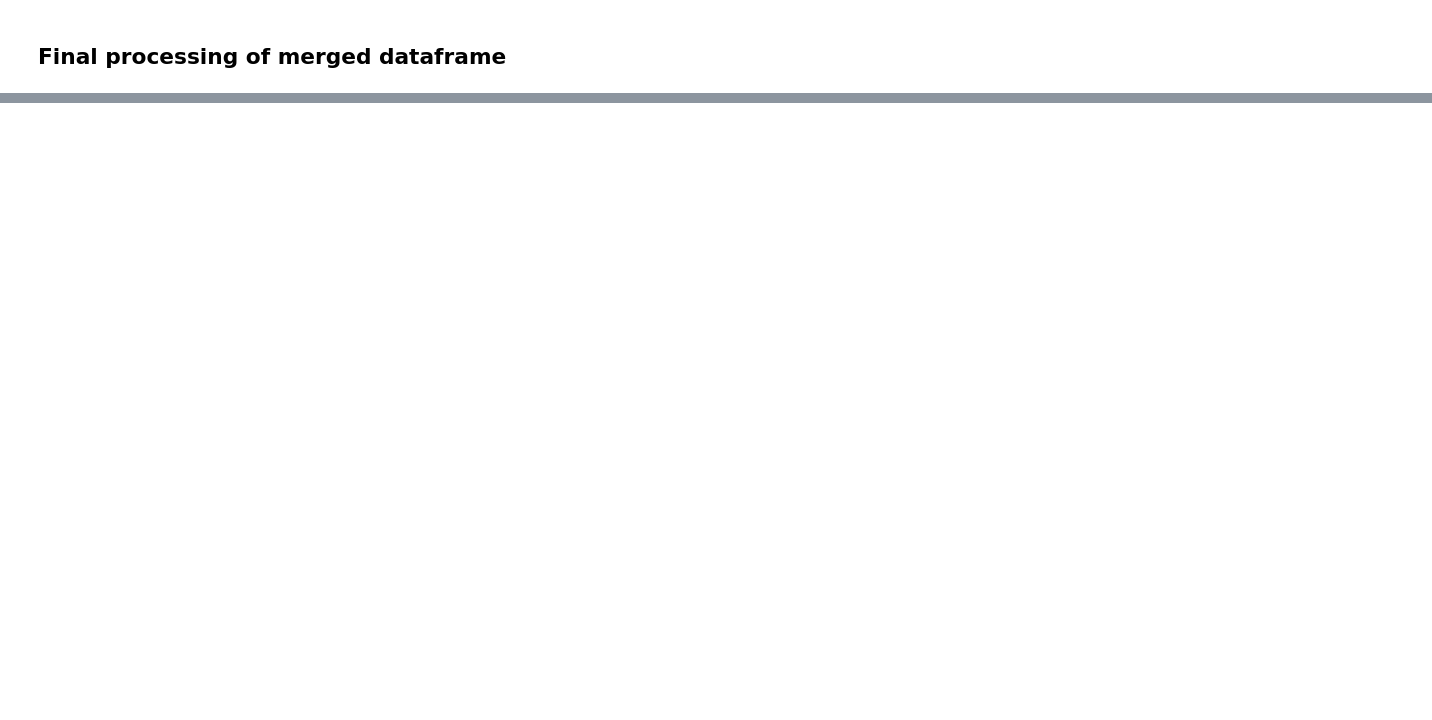
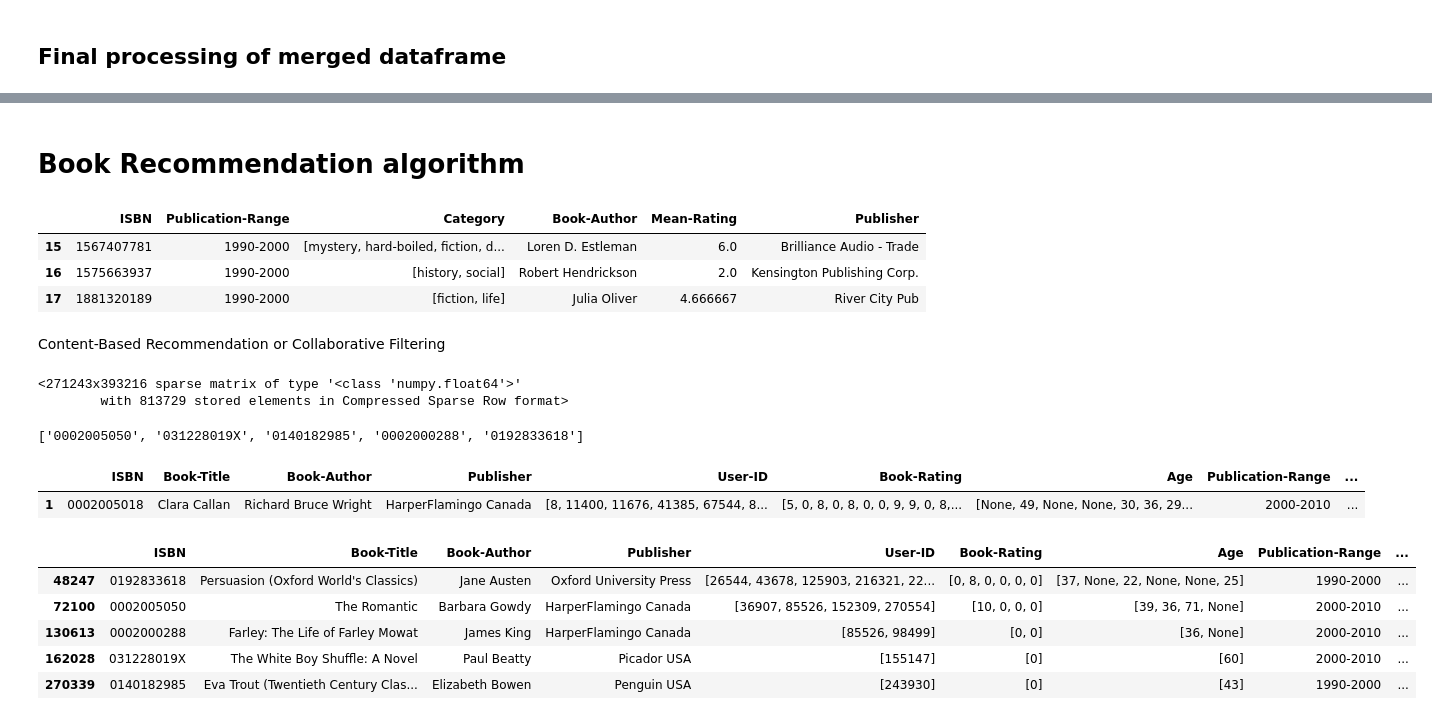
Before and after one commit to SharonMoscato/book-recommendation, a Jupyter notebook: books.ipynb, the cells around one changed output, grey strips where cells are left out. Saved outputs shown, nothing was run; the diff lists cells and outputs as text; code cells hidden in the pictures; blank space fills up the shorter version.

Commit message:
added sparse metrix and prediction

```diff
--- a/books.ipynb
+++ b/books.ipynb
@@ -724,0 +746,3 @@ merged_df.head()
+# %%
+# Convert the entire 'Mean-Rating' column to native Python data types
+merged_df['Mean-Rating'] = merged_df['Mean-Rating'].apply(lambda x: int(x) if isinstance(x, float) and x.is_integer() else x).astype(object)
@@ -724,0 +751,7 @@ merged_df.head()
+# %%
+# Extented merged_df of external_book_df on ISBN by selected column
+final_merge = pd.merge(merged_df, external_books_df[['ISBN','Category','Number_of_Pages']], on='ISBN', how='left')
+# %%
+# Unnecessary columns dropped
+final_merge = final_merge.drop(columns=['Year-Of-Publication'])
+final_merge
@@ -724,0 +774,7 @@ merged_df.head()
+# %%
+def replace_na(value):
+    return None if pd.isna(value) else value
+
+final_merge["Age"] = final_merge["Age"].apply(lambda x: [replace_na(item) for item in x] if isinstance(x, list) else replace_na(x))
+final_merge["Number_of_Pages"] = final_merge["Number_of_Pages"].apply(lambda x: [replace_na(item) for item in x] if isinstance(x, list) else replace_na(x))
+final_merge["Book-Rating"] = final_merge["Book-Rating"].apply(lambda x: [replace_na(item) for item in x] if isinstance(x, list) else replace_na(x))
@@ -724,0 +797,2 @@ merged_df.head()
+# %% [markdown]
+# Book Recommendation algorithm
@@ -724,0 +833,9 @@ merged_df.head()
+# %%
+high_rating
+# %% [output]
+|  | ISBN | Publication-Range | Category | Book-Author | Mean-Rating | Publisher |
+| 15 | 1567407781 | 1990-2000 | [mystery, hard-boiled, fiction, d... | Loren D. Estleman | 6.0 | Brilliance Audio - Trade |
+| 16 | 1575663937 | 1990-2000 | [history, social] | Robert Hendrickson | 2.0 | Kensington Publishing Corp. |
+| 17 | 1881320189 | 1990-2000 | [fiction, life] | Julia Oliver | 4.666667 | River City Pub |
+# %% [markdown]
+Content-Based Recommendation or Collaborative Filtering
@@ -724,0 +918,5 @@ merged_df.head()
+# %%
+combined_features_sparse
+# %% [output]
+<271243x393216 sparse matrix of type '<class 'numpy.float64'>'
+        with 813729 stored elements in Compressed Sparse Row format>
@@ -724,0 +972,18 @@ merged_df.head()
+# %%
+pes
+# %% [output]
+['0002005050', '031228019X', '0140182985', '0002000288', '0192833618']
+# %%
+final_merge[final_merge['ISBN'] == '0002005018']
+# %% [output]
+|  | ISBN | Book-Title | Book-Author | Publisher | User-ID | Book-Rating | Age | Publication-Range | ... |
+| 1 | 0002005018 | Clara Callan | Richard Bruce Wright | HarperFlamingo Canada | [8, 11400, 11676, 41385, 67544, 8... | [5, 0, 8, 0, 8, 0, 0, 9, 9, 0, 8,... | [None, 49, None, None, 30, 36, 29... | 2000-2010 | ... |
+# %%
+final_merge[final_merge['ISBN'].isin(['0002005050', '031228019X', '0140182985', '0002000288', '0192833618'])]
+# %% [output]
+|  | ISBN | Book-Title | Book-Author | Publisher | User-ID | Book-Rating | Age | Publication-Range | ... |
+| 48247 | 0192833618 | Persuasion (Oxford World's Classics) | Jane Austen | Oxford University Press | [26544, 43678, 125903, 216321, 22... | [0, 8, 0, 0, 0, 0] | [37, None, 22, None, None, 25] | 1990-2000 | ... |
+| 72100 | 0002005050 | The Romantic | Barbara Gowdy | HarperFlamingo Canada | [36907, 85526, 152309, 270554] | [10, 0, 0, 0] | [39, 36, 71, None] | 2000-2010 | ... |
+| 130613 | 0002000288 | Farley: The Life of Farley Mowat | James King | HarperFlamingo Canada | [85526, 98499] | [0, 0] | [36, None] | 2000-2010 | ... |
+| 162028 | 031228019X | The White Boy Shuffle: A Novel | Paul Beatty | Picador USA | [155147] | [0] | [60] | 2000-2010 | ... |
+| 270339 | 0140182985 | Eva Trout (Twentieth Century Clas... | Elizabeth Bowen | Penguin USA | [243930] | [0] | [43] | 1990-2000 | ... |
```
Also changed, not shown: parts of 37 cells of this notebook, 1 other file.
